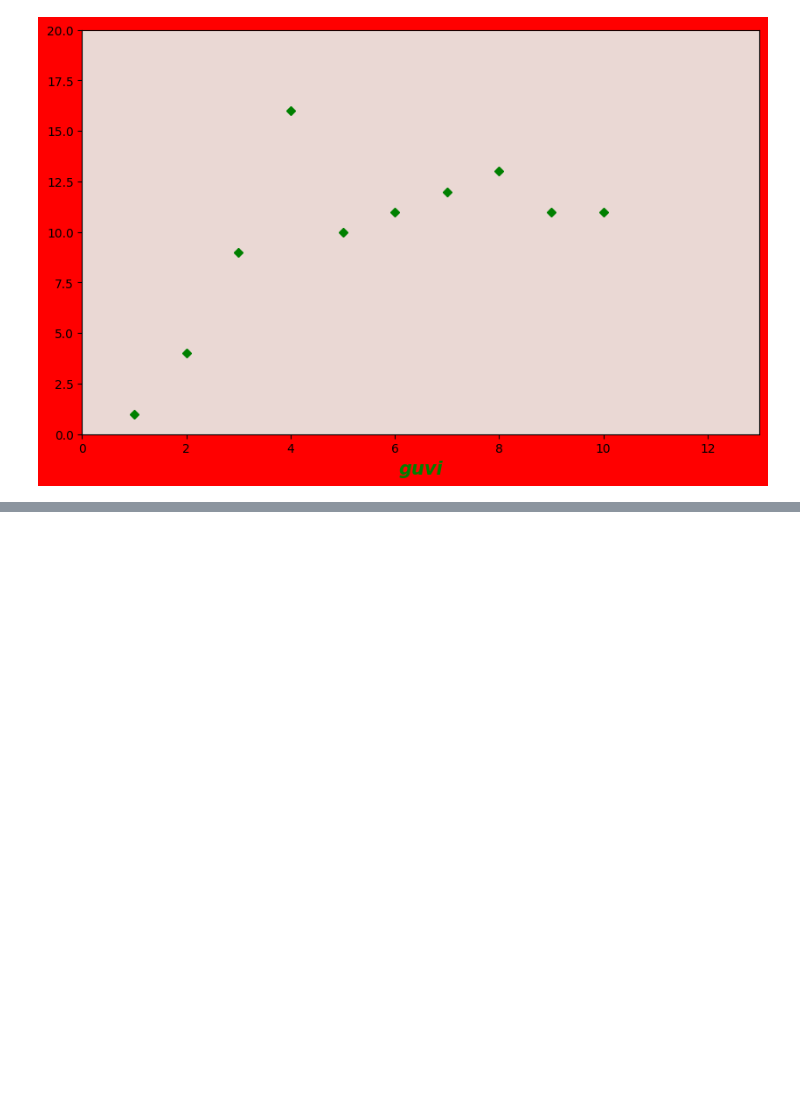
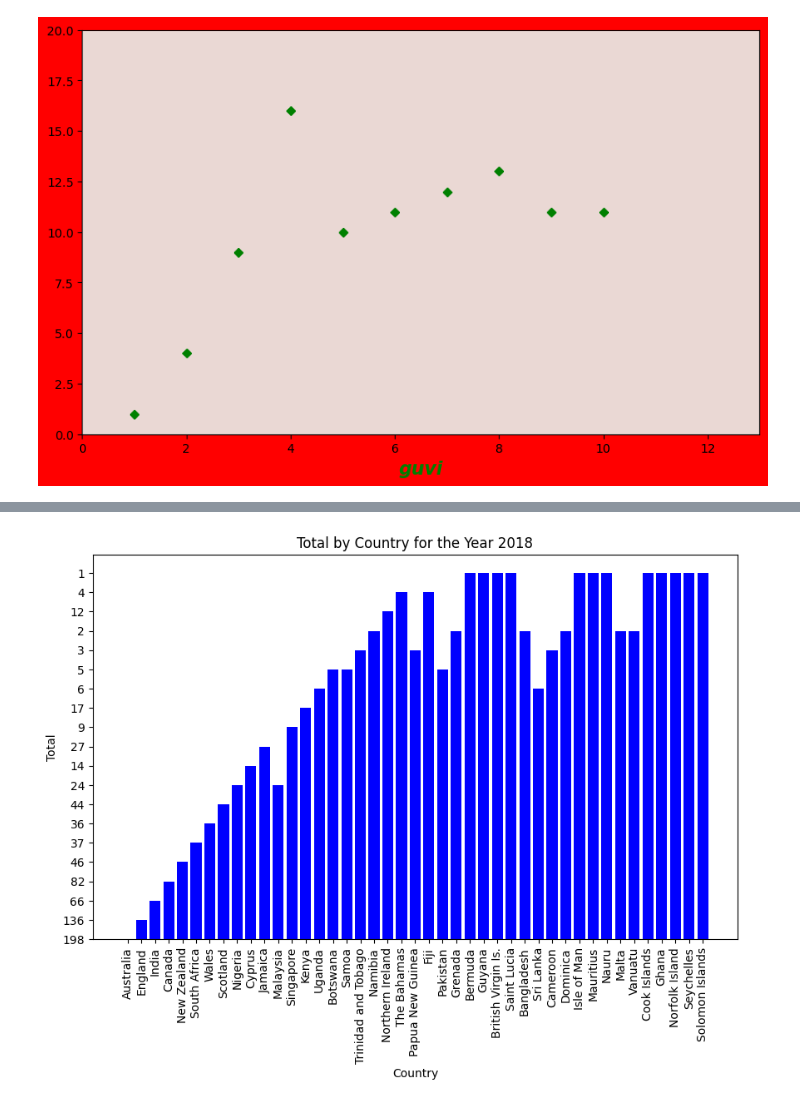
Before and after one commit to gowtham-dd/Data-Science-Basics, a Jupyter notebook: DataVisualization.ipynb, the cells around one changed output, grey strips where cells are left out. Drawn from its saved outputs; the diff is of its cells as text; code cells hidden in the pictures; blank space fills up the shorter version.

```diff
--- a/DataVisualization.ipynb
+++ b/DataVisualization.ipynb
@@ -72,0 +90,4 @@ plt.show()
+# %%
+import pandas as pd
+df=pd.read_csv("https://raw.githubusercontent.com/nethajinirmal13/Training-datasets/main/COMMONWEALTH%20GAMES%201930-2018%20%20-%20MEDAL%20TALLY.csv")
+df
@@ -72,0 +108,24 @@ plt.show()
+# %%
+import matplotlib.pyplot as plt
+
+# Filtering data for the year 2018
+df_2018 = df[df['Year'] == 2018]
+
+# Extracting required columns
+x = df_2018['Country']
+y = df_2018['Total']
+
+# Creating the bar chart
+plt.figure(figsize=(10, 6))  # Optional: Adjust figure size
+plt.bar(x, y, color='blue')  # You can change the color
+
+# Adding labels and title
+plt.xlabel('Country')
+plt.ylabel('Total')
+plt.title('Total by Country for the Year 2018')
+plt.xticks(rotation=90)  # Rotate country labels if needed for readability
+
+# Show the plot
+plt.show()
+# %% [output]
+[figure, added]
```
Also changed, not shown: parts of 13 cells of this notebook.
